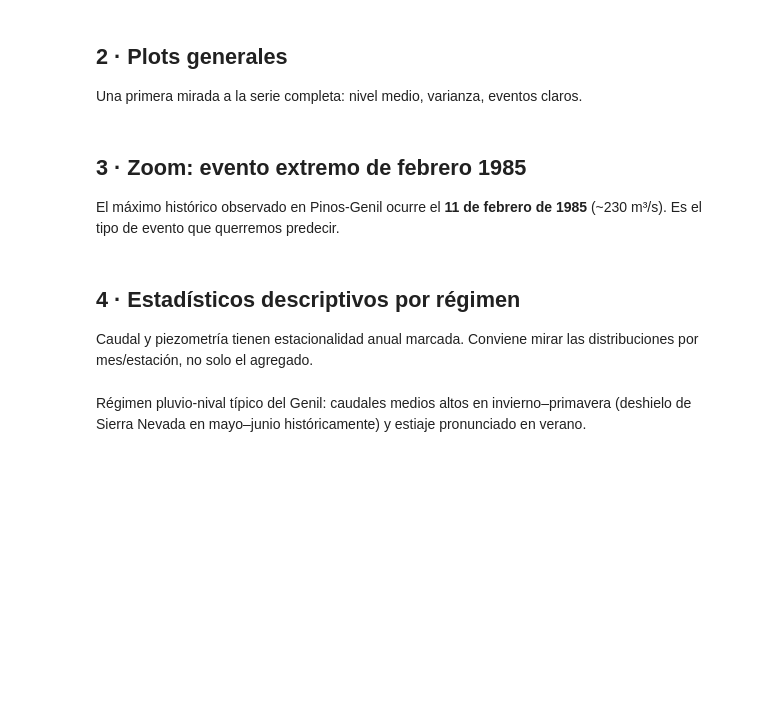
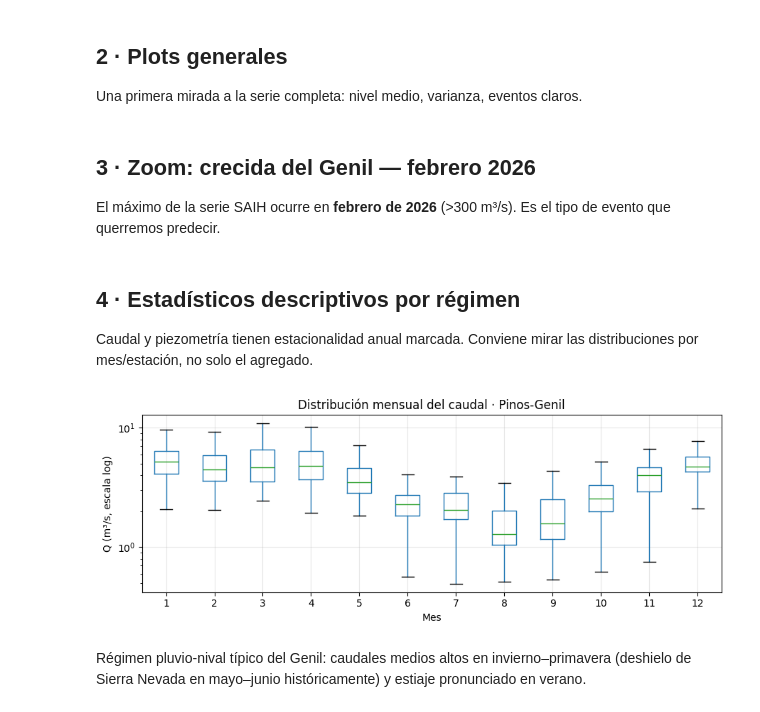
Before and after one commit to albertotb/curso-series-temporales, a Jupyter notebook: notebooks/sesion1/01_carga_y_exploracion.ipynb, the cells around one changed output. Cells and saved outputs as stored; diff of their text form; code cells hidden in the pictures; blank space fills up the shorter version.

```diff
--- a/notebooks/sesion1/01_carga_y_exploracion.ipynb
+++ b/notebooks/sesion1/01_carga_y_exploracion.ipynb
@@ -79,7 +100,7 @@ for ax in axes:
     ax.grid(alpha=0.3)
 plt.tight_layout()
 # %% [markdown]
-## 3 · Zoom: evento extremo de febrero 1985
+## 3 · Zoom: crecida del Genil — febrero 2026
 
-El máximo histórico observado en Pinos-Genil ocurre el **11 de febrero de 1985** (~230 m³/s). Es el tipo de evento que querremos predecir.
+El máximo de la serie SAIH ocurre en **febrero de 2026** (>300 m³/s). Es el tipo de evento que querremos predecir.
 # %%
@@ -101,18 +122,20 @@ print("Días por encima del P99 histórico:", (ventana > caudal.dropna().quantil
 
 Caudal y piezometría tienen estacionalidad anual marcada. Conviene mirar las distribuciones por mes/estación, no solo el agregado.
 # %%
-q = caudal.loc["1975":"2020"].dropna()
+q = caudal.loc["2020":"2025"].dropna()
 df_q = q.to_frame("Q")
 df_q["mes"] = df_q.index.month
 
 fig, ax = plt.subplots(figsize=(9, 3.6))
 df_q.boxplot(column="Q", by="mes", ax=ax, showfliers=False)
 ax.set_yscale("log")
 ax.set_xlabel("Mes")
 ax.set_ylabel("Q (m³/s, escala log)")
 ax.set_title("Distribución mensual del caudal · Pinos-Genil")
 plt.suptitle("")
 plt.tight_layout()
+# %% [output]
+[figure, added]
 # %% [markdown]
 Régimen pluvio-nival típico del Genil: caudales medios altos en invierno–primavera (deshielo de Sierra Nevada en mayo–junio históricamente) y estiaje pronunciado en verano.
 # %% [markdown]
```
Also changed, not shown: parts of 8 cells of this notebook, 19 other files.
